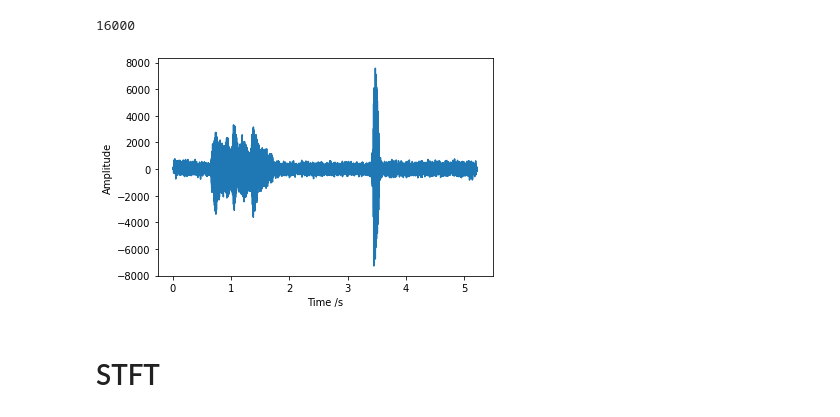
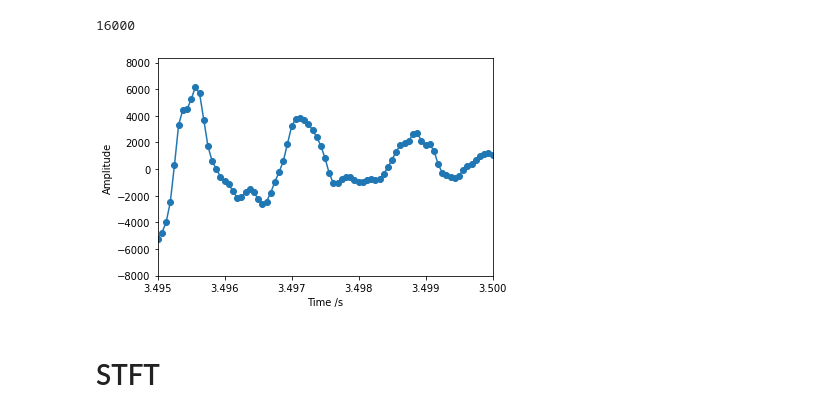
Before and after one commit to hyzycczz/TongueGAN, a Jupyter notebook: 測試/read_speech.ipynb, the cells around one changed output. Cells and saved outputs as stored; diff of their text form; code cells hidden in the pictures.

```diff
--- a/測試/read_speech.ipynb
+++ b/測試/read_speech.ipynb
@@ -20,16 +20,16 @@ print(samplerate)
 16000
 # %%
 plt.figure() # pyplot
-plt.plot(time, data) # 開畫
+plt.plot(time, data,marker='o') # 開畫
 plt.xlabel("Time /s")
 plt.ylabel("Amplitude")
 
-# plt.xlim(3.4,3.5)
+plt.xlim(3.495,3.5)
 # 限制 x 軸的顯示範圍
 
 plt.show()
 # %% [output]
-[figure, old version]
+[figure, new version]
 # %% [markdown]
 # STFT
 # %%
```
Also changed, not shown: parts of 5 cells of this notebook, 2 other files.
